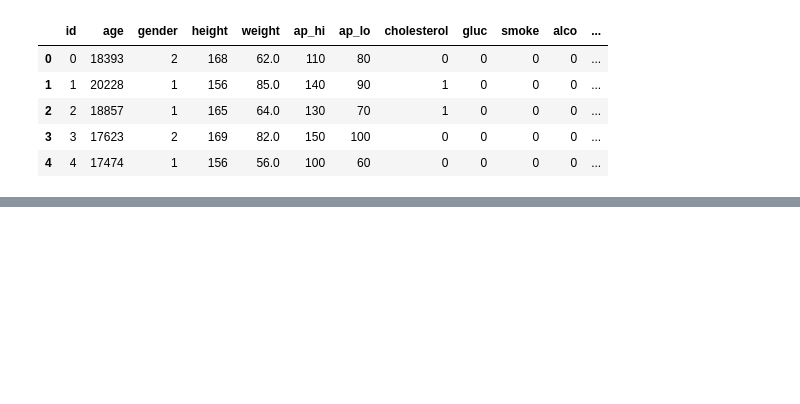
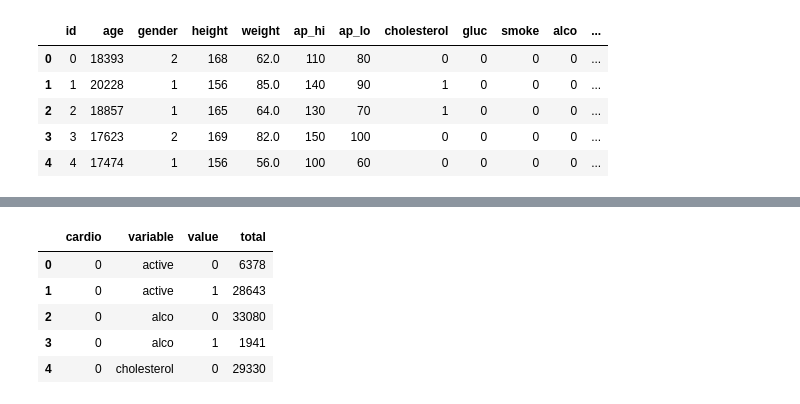
Before and after one commit to domingosp/data-analysis-python, a Jupyter notebook: Medical Data Visualization/code.ipynb, the cells around one changed output, grey strips where cells are left out. Drawn from its saved outputs; the diff is of its cells as text; code cells hidden in the pictures; blank space fills up the shorter version.

```diff
--- a/Medical Data Visualization/code.ipynb
+++ b/Medical Data Visualization/code.ipynb
@@ -57,0 +60,11 @@ df.head()
+# %%
+df_cat['total'] = 1
+df_cat = df_cat.groupby(['cardio', 'variable', 'value'], as_index = False).count()
+df_cat.head()
+# %% [output]
+|  | cardio | variable | value | total |
+| 0 | 0 | active | 0 | 6378 |
+| 1 | 0 | active | 1 | 28643 |
+| 2 | 0 | alco | 0 | 33080 |
+| 3 | 0 | alco | 1 | 1941 |
+| 4 | 0 | cholesterol | 0 | 29330 |
```
Also changed, not shown: parts of 10 cells of this notebook.
